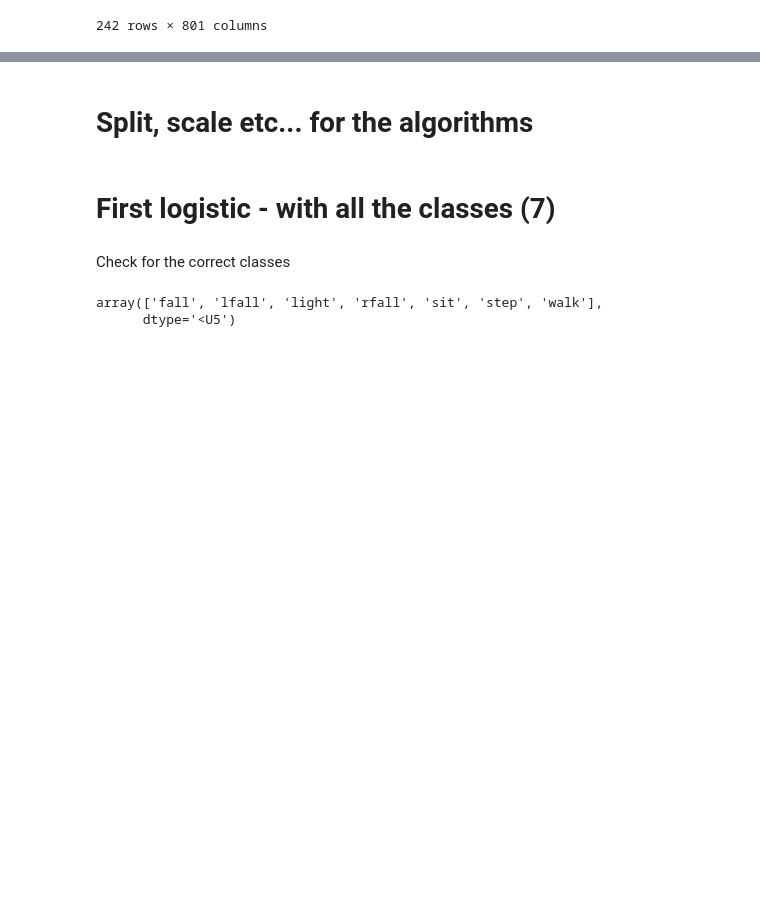
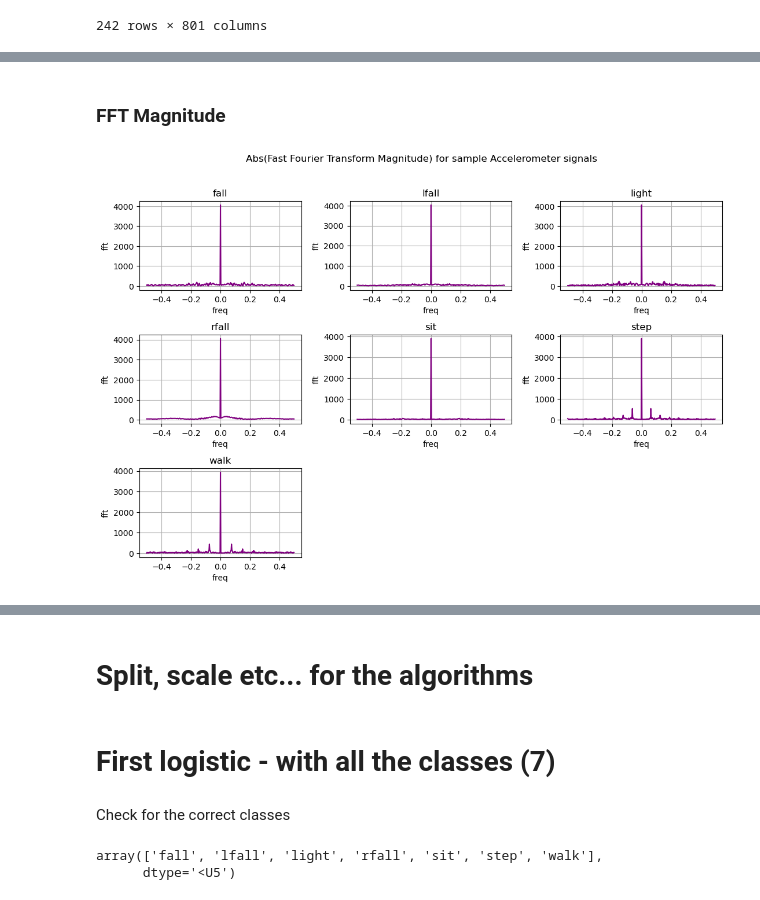
Before and after one commit to nicolagrieco00/Fall_or_not_to_fall, a Jupyter notebook: first_algo.ipynb, the cells around one changed output, grey strips where cells are left out. Saved outputs shown, nothing was run; the diff lists cells and outputs as text; code cells hidden in the pictures; blank space fills up the shorter version.

```diff
--- a/first_algo.ipynb
+++ b/first_algo.ipynb
@@ -94,0 +98,29 @@ plt.show()
+# %% [markdown]
+### FFT Magnitude
+# %%
+# plot a patterns
+fig, ax = plt.subplots(3, 3, figsize=(13,8))
+pos = {0: (0, 0), 1: (0, 1), 2: (0, 2), 3: (1, 0), 4: (1, 1), 5: (1, 2), 6: (2, 0), 7: (2, 1), 8: (2, 2)}
+i=0
+for label, row in sampled_rows.iterrows():
+    acc = np.array(row[[col for col in row.index if col.startswith('acc')]])
+    fourier_data = fft(acc) # take the magnitudes
+    magnitudes = np.abs(fourier_data)
+    n = len(acc)
+    temp = pd.DataFrame({"fft": magnitudes,
+                          "freq": fftfreq(n)})
+
+    sns.lineplot(data=temp, x="freq", y="fft", ax = ax[pos[i]], color="purple")
+    # ax[pos[i]].axvline(x=0, color='purple', linestyle='--', label='Symmetry Axis')
+    # ax[pos[i]].text(0, 15e4, 'Symmetry Axis', rotation=90, va='center', ha='right', color='purple')
+    ax[pos[i]].set_title(label[0])
+    ax[pos[i]].grid()
+    i+=1
+
+plt.suptitle("Abs(Fast Fourier Transform Magnitude) for sample Accelerometer signals")
+plt.subplots_adjust(hspace=0.5, wspace=0.3)
+plt.delaxes(ax[pos[7]])
+plt.delaxes(ax[pos[8]])
+plt.show()
+# %% [output]
+[figure, added]
```
Also changed, not shown: parts of 3 cells of this notebook.
